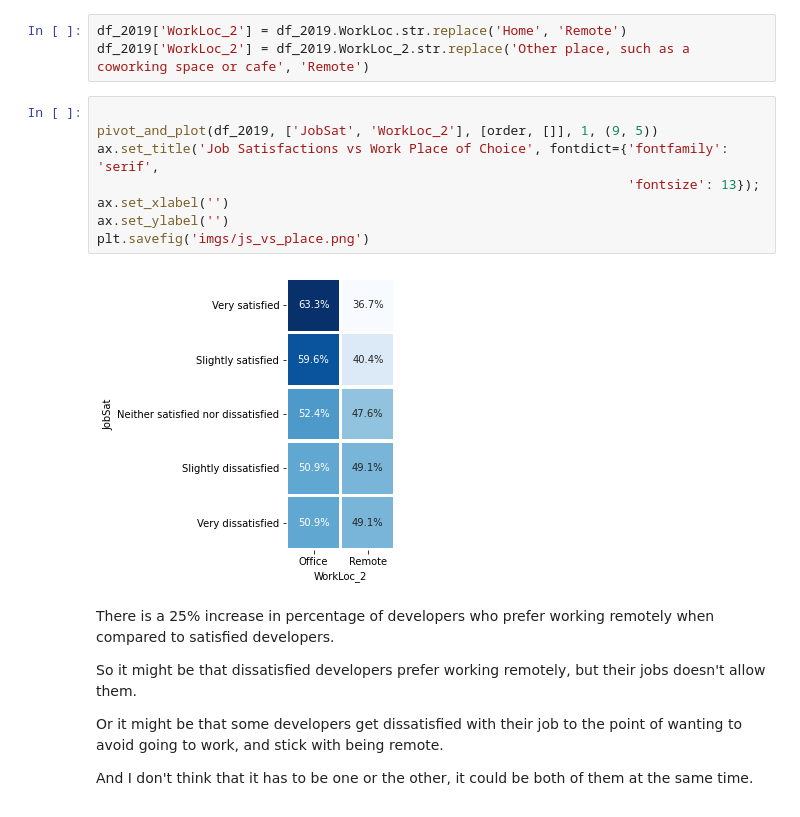
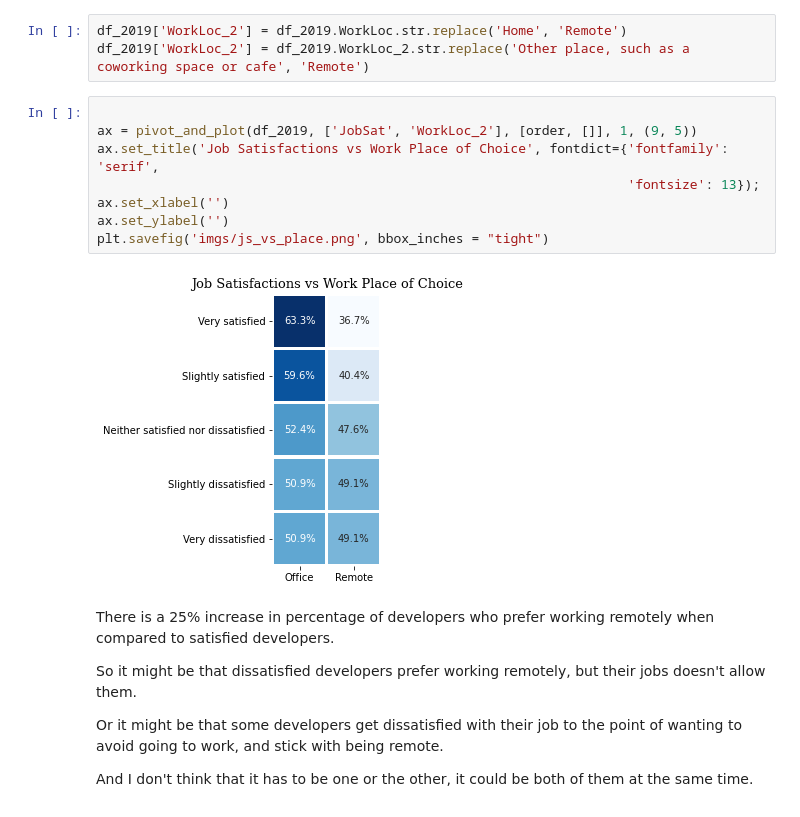
Before and after one commit to ahmedsamirio/stackoverflow-analysis, a Jupyter notebook: StackOverflow_Analysis.ipynb, the cells around one changed output. Cells and saved outputs as stored; diff of their text form.

```diff
--- a/StackOverflow_Analysis.ipynb
+++ b/StackOverflow_Analysis.ipynb
@@ -1600,14 +1601,14 @@ df_2019['WorkLoc_2'] = df_2019.WorkLoc.str.replace('Home', 'Remote')
 df_2019['WorkLoc_2'] = df_2019.WorkLoc_2.str.replace('Other place, such as a coworking space or cafe', 'Remote')
 # %%
 
-pivot_and_plot(df_2019, ['JobSat', 'WorkLoc_2'], [order, []], 1, (9, 5))
+ax = pivot_and_plot(df_2019, ['JobSat', 'WorkLoc_2'], [order, []], 1, (9, 5))
 ax.set_title('Job Satisfactions vs Work Place of Choice', fontdict={'fontfamily': 'serif',
                                                                     'fontsize': 13});
 ax.set_xlabel('')
 ax.set_ylabel('')
-plt.savefig('imgs/js_vs_place.png')
+plt.savefig('imgs/js_vs_place.png', bbox_inches = "tight")
 # %% [output]
-[figure, old version]
+[figure, new version]
 # %% [markdown]
 There is a 25% increase in percentage of developers who prefer working remotely when compared to satisfied developers.
 
```
Also changed, not shown: parts of 17 cells of this notebook, 18 other files.
